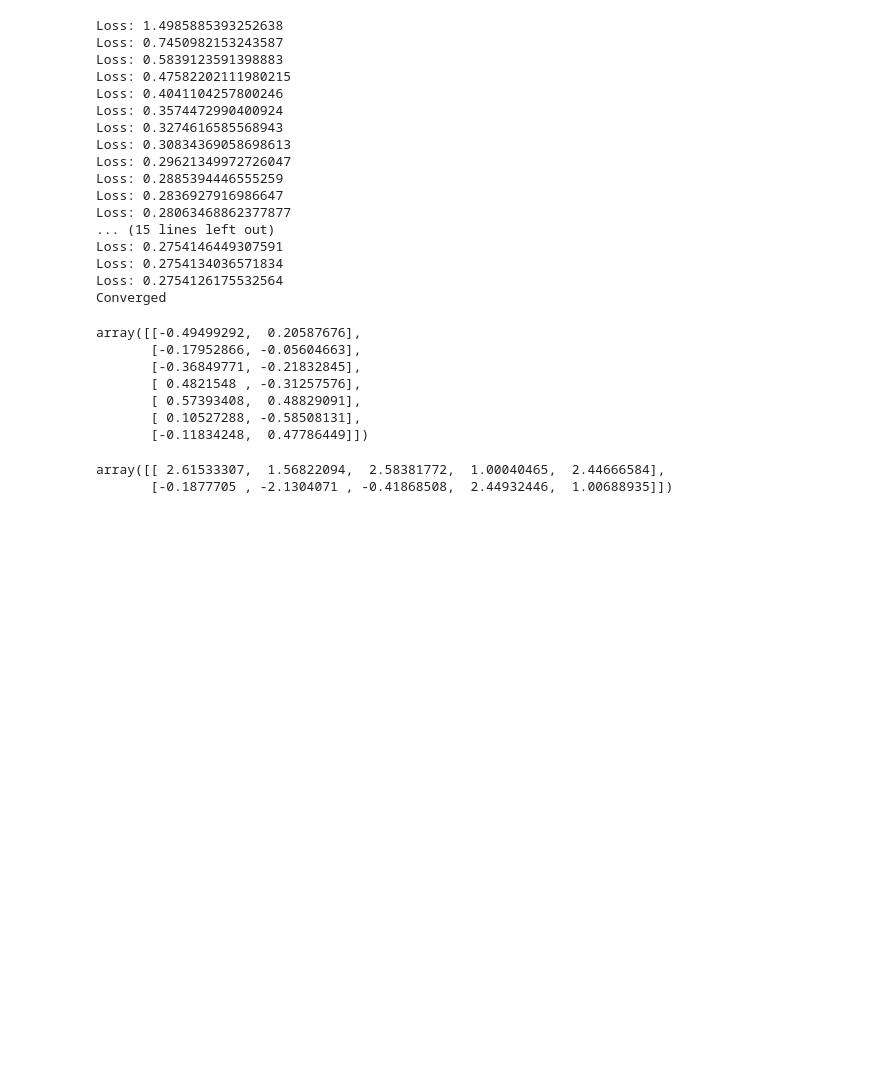
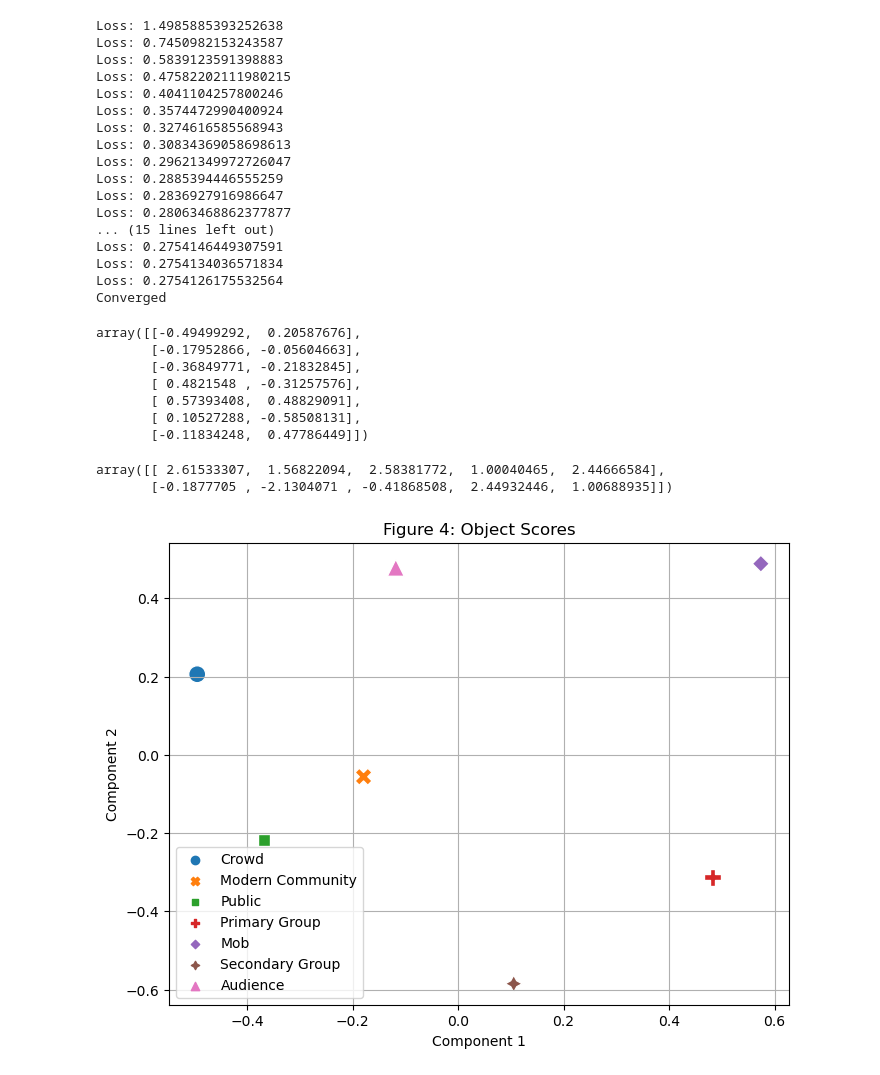
Before and after one commit to kracunovic92/NaucnoIzracunavanje, a Jupyter notebook: dinosaur/principals_notebook.ipynb, the cells around one changed output. Cells and saved outputs as stored; diff of their text form; code cells hidden in the pictures; blank space fills up the shorter version.

```diff
--- a/dinosaur/principals_notebook.ipynb
+++ b/dinosaur/principals_notebook.ipynb
@@ -161,3 +164,20 @@ W_guttman
 # %% [output]
 array([[ 2.61533307,  1.56822094,  2.58381772,  1.00040465,  2.44666584],
        [-0.1877705 , -2.1304071 , -0.41868508,  2.44932446,  1.00688935]])
+# %%
+object_labels = ['Crowd', 'Modern Community', 'Public', 'Primary Group', 'Mob', 'Secondary Group', 'Audience']
+
+
+df_Z = pd.DataFrame(Z_guttman, columns = ['Component 1', 'Component 2'])
+df_Z['object'] = object_labels
+# %%
+plt.figure(figsize=(8, 6))
+sns.scatterplot(data=df_Z, x='Component 1', y='Component 2', hue='object', style='object', s=150)
+plt.title('Figure 4: Object Scores')
+plt.xlabel('Component 1')
+plt.ylabel('Component 2')
+plt.legend(loc='best')
+plt.grid(True)
+plt.show()
+# %% [output]
+[figure, added]
```
Also changed, not shown: parts of 1 cell of this notebook, 3 other files.
